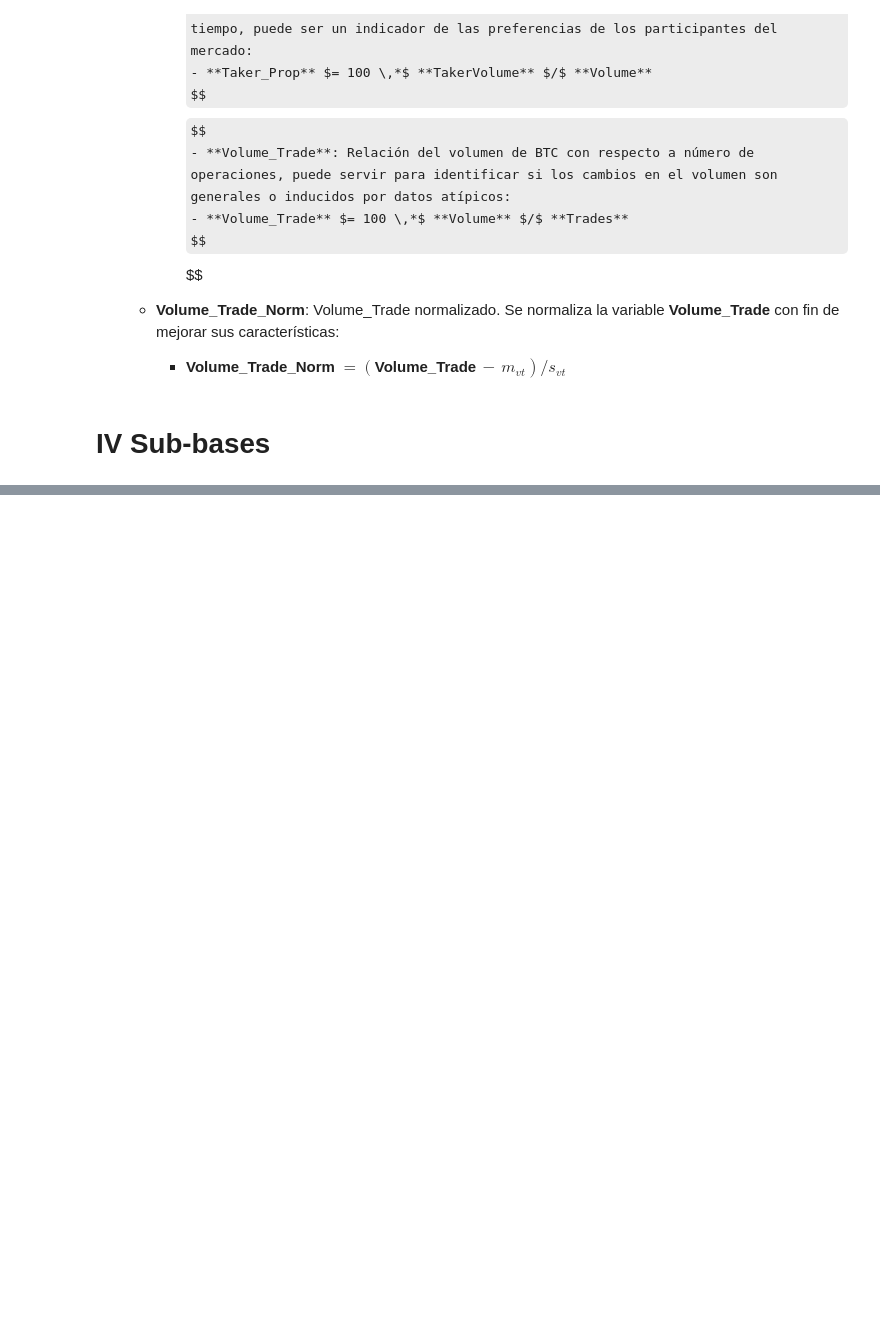
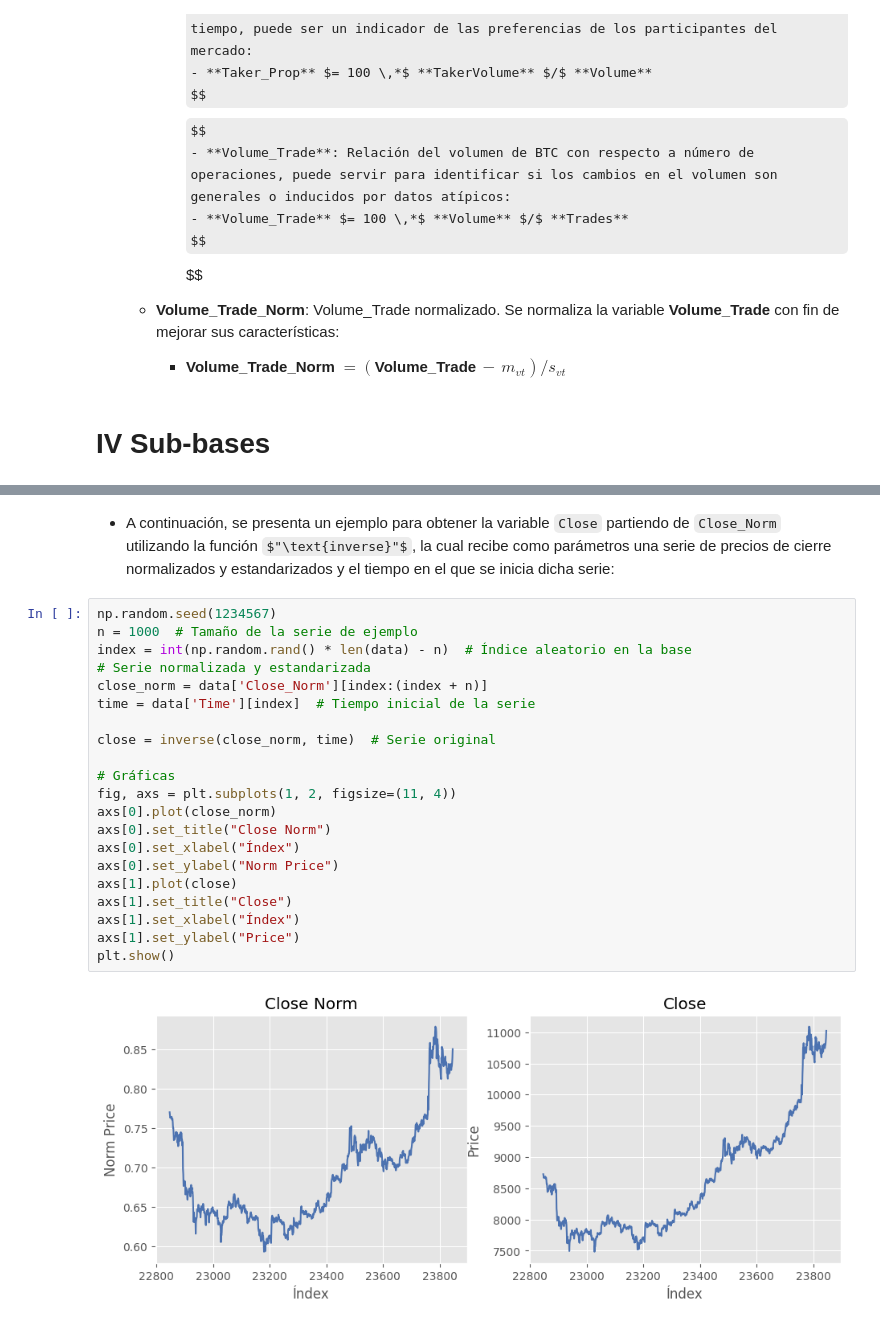
Before and after one commit to AlbertNath/BTC-LSTM, a Jupyter notebook: src/python/jnotes/03 Limpieza y transformación.ipynb, the cells around one changed output, grey strips where cells are left out. Drawn from its saved outputs; the diff is of its cells as text; some formulas as TeX source; blank space fills up the shorter version.

```diff
--- a/src/python/jnotes/03 Limpieza y transformación.ipynb
+++ b/src/python/jnotes/03 Limpieza y transformación.ipynb
@@ -266,0 +223,25 @@ not assigned   2633   2.62% 2023-09-13 20:30:00
+# %% [markdown]
+- A continuación, se presenta un ejemplo para obtener la variable `Close` partiendo de `Close_Norm` utilizando la función $"\text{inverse}"$, la cual recibe como parámetros una serie de precios de cierre normalizados y estandarizados y el tiempo en el que se inicia dicha serie:
+# %%
+np.random.seed(1234567)
+n = 1000  # Tamaño de la serie de ejemplo
+index = int(np.random.rand() * len(data) - n)  # Índice aleatorio en la base
+# Serie normalizada y estandarizada
+close_norm = data['Close_Norm'][index:(index + n)]
+time = data['Time'][index]  # Tiempo inicial de la serie
+
+close = inverse(close_norm, time)  # Serie original
+
+# Gráficas
+fig, axs = plt.subplots(1, 2, figsize=(11, 4))
+axs[0].plot(close_norm)
+axs[0].set_title("Close Norm")
+axs[0].set_xlabel("Índex")
+axs[0].set_ylabel("Norm Price")
+axs[1].plot(close)
+axs[1].set_title("Close")
+axs[1].set_xlabel("Índex")
+axs[1].set_ylabel("Price")
+plt.show()
+# %% [output]
+[figure, added]
```
Also changed, not shown: parts of 13 cells of this notebook, 17 other files.
